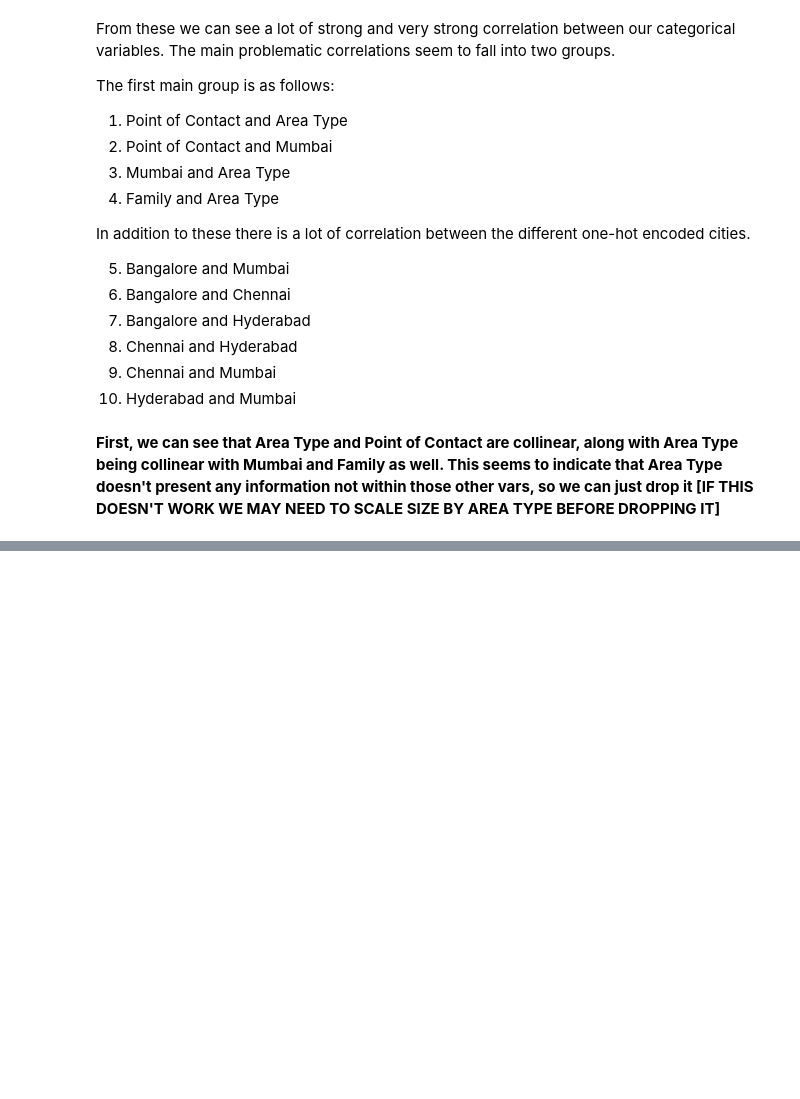
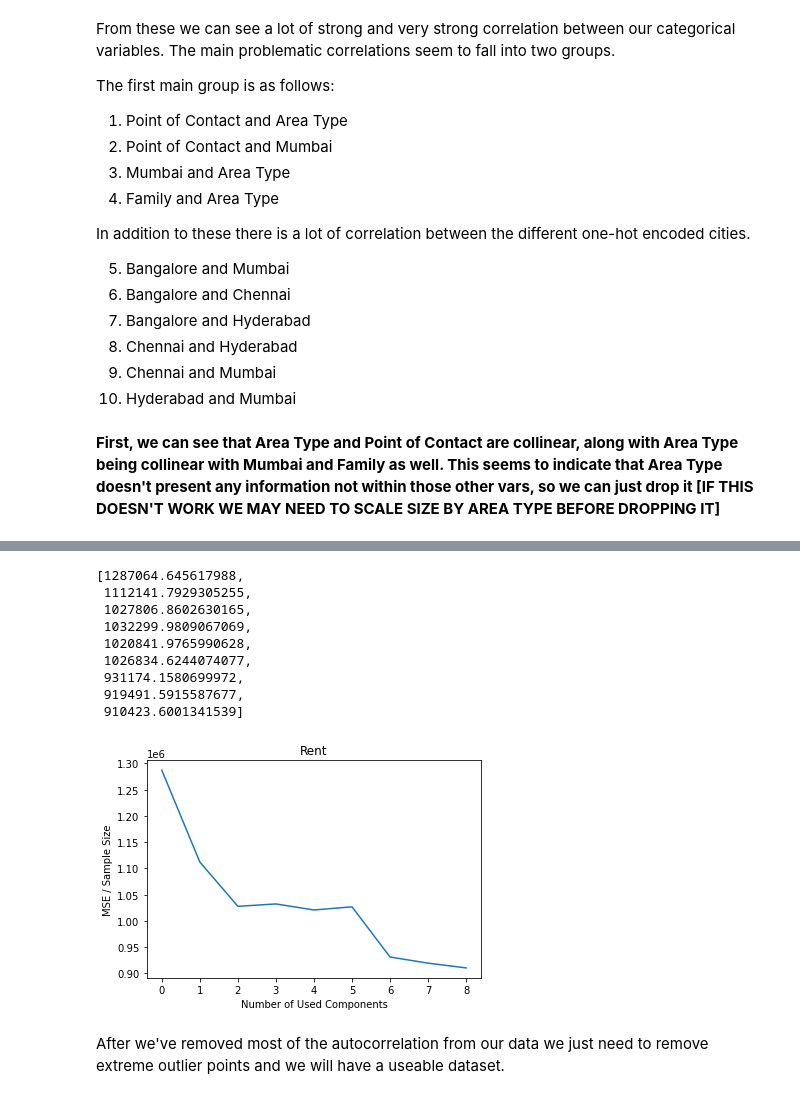
Before and after one commit to Rainmaker519/Housing_Price_Prediction, a Jupyter notebook: building_model_for_deploy_test.ipynb, the cells around one changed output, grey strips where cells are left out. Drawn from its saved outputs; the diff is of its cells as text; code cells hidden in the pictures; blank space fills up the shorter version.

```diff
--- a/building_model_for_deploy_test.ipynb
+++ b/building_model_for_deploy_test.ipynb
@@ -1946,4 +1864,0 @@ durbin_watson(resids)
-# %%
-data = data.rename(columns={"Mumbai":"InSimilarCities"})
-# %%
-data = data.drop("Delhi",axis=1)
@@ -1968,0 +1890,8 @@ durbin_watson(resids)
+# %%
+for i in range(len(data["Delhi"])):
+    in_one_of_cities = False
+    for j in ["Bangalore","Chennai","Hyderabad","Delhi"]:
+        if data[j][i] == 1:
+            in_one_of_cities = True
+    if in_one_of_cities:
+        data["Delhi"][i] = 1
@@ -1968,0 +1989,2 @@ durbin_watson(resids)
+# %%
+data = data.rename(columns={"Delhi":"InSimilarCities"})
@@ -1968,0 +2029,15 @@ durbin_watson(resids)
+# %%
+run_pca(data)
+# %% [output]
+[1287064.645617988,
+ 1112141.7929305255,
+ 1027806.8602630165,
+ 1032299.9809067069,
+ 1020841.9765990628,
+ 1026834.6244074077,
+ 931174.1580699972,
+ 919491.5915587677,
+ 910423.6001341539]
+[figure, added]
+# %% [markdown]
+After we've removed most of the autocorrelation from our data we just need to remove extreme outlier points and we will have a useable dataset.
```
Also changed, not shown: parts of 67 cells of this notebook.
